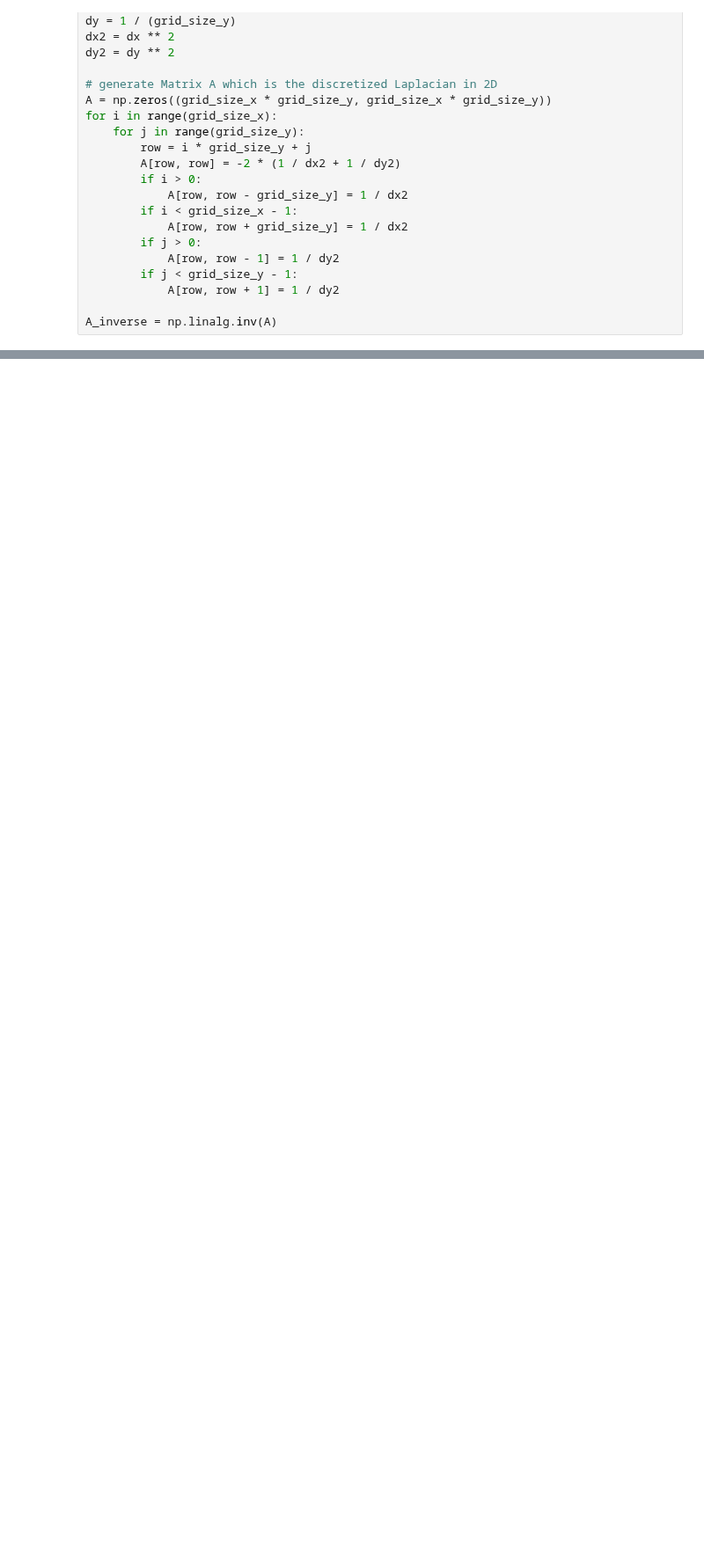
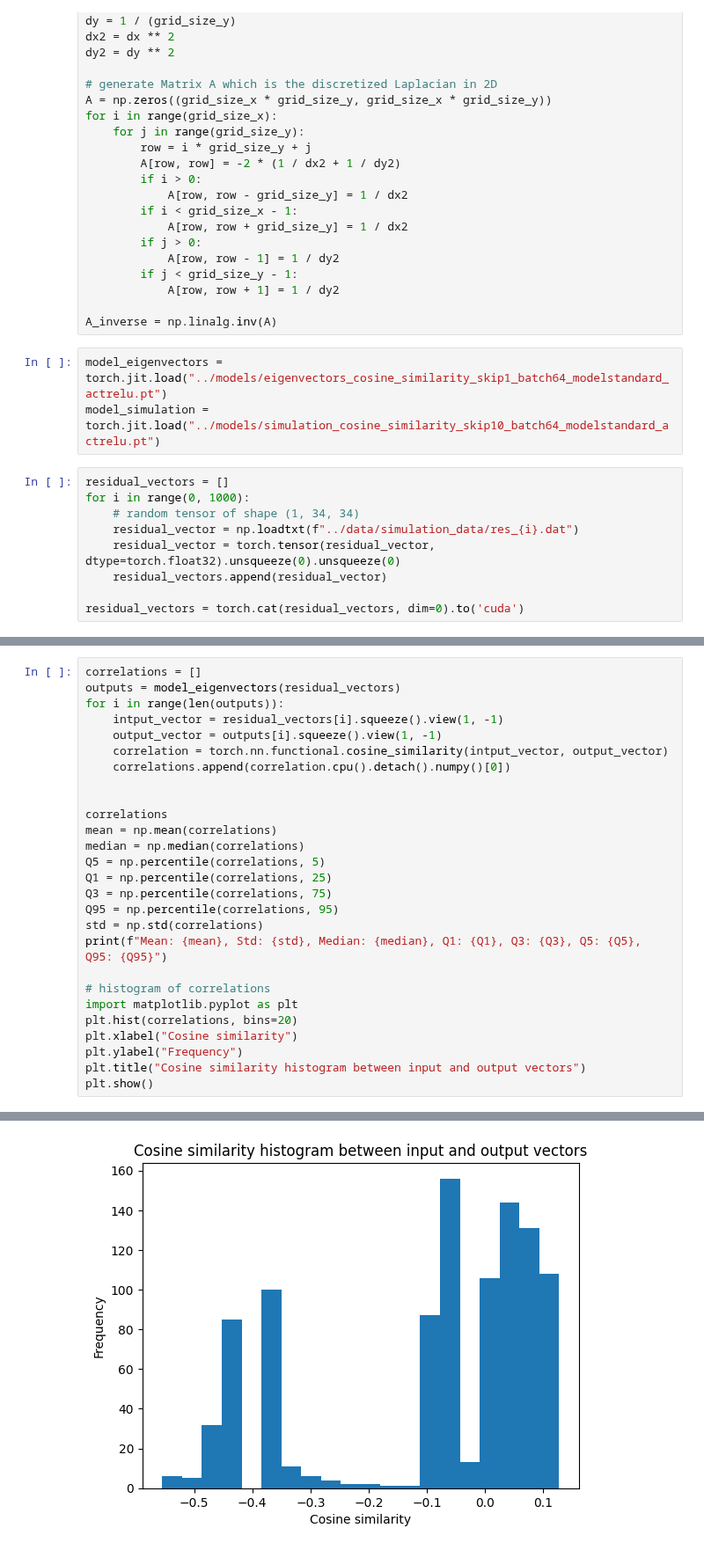
Before and after one commit to glaand/bachelor-thesis, a Jupyter notebook: ml/notebooks/pearson.ipynb, the cells around one changed output, grey strips where cells are left out. Shown at 88% size. Drawn from its saved outputs; the diff is of its cells as text; blank space fills up the shorter version.

```diff
--- a/ml/notebooks/pearson.ipynb
+++ b/ml/notebooks/pearson.ipynb
@@ -80,3 +25,15 @@ for i in range(grid_size_x):
             A[row, row + 1] = 1 / dy2
 
 A_inverse = np.linalg.inv(A)
+# %%
+model_eigenvectors = torch.jit.load("../models/eigenvectors_cosine_similarity_skip1_batch64_modelstandard_actrelu.pt")
+model_simulation = torch.jit.load("../models/simulation_cosine_similarity_skip10_batch64_modelstandard_actrelu.pt")
+# %%
+residual_vectors = []
+for i in range(0, 1000):
+    # random tensor of shape (1, 34, 34)
+    residual_vector = np.loadtxt(f"../data/simulation_data/res_{i}.dat")
+    residual_vector = torch.tensor(residual_vector, dtype=torch.float32).unsqueeze(0).unsqueeze(0)
+    residual_vectors.append(residual_vector)
+
+residual_vectors = torch.cat(residual_vectors, dim=0).to('cuda')
@@ -82,0 +44,28 @@ A_inverse = np.linalg.inv(A)
+# %%
+correlations = []
+outputs = model_eigenvectors(residual_vectors)
+for i in range(len(outputs)):
+    intput_vector = residual_vectors[i].squeeze().view(1, -1)
+    output_vector = outputs[i].squeeze().view(1, -1)
+    correlation = torch.nn.functional.cosine_similarity(intput_vector, output_vector)
+    correlations.append(correlation.cpu().detach().numpy()[0])
+
+
+correlations
+mean = np.mean(correlations)
+median = np.median(correlations)
+Q5 = np.percentile(correlations, 5)
+Q1 = np.percentile(correlations, 25)
+Q3 = np.percentile(correlations, 75)
+Q95 = np.percentile(correlations, 95)
+std = np.std(correlations)
+print(f"Mean: {mean}, Std: {std}, Median: {median}, Q1: {Q1}, Q3: {Q3}, Q5: {Q5}, Q95: {Q95}")
+
+# histogram of correlations
+import matplotlib.pyplot as plt
+plt.hist(correlations, bins=20)
+plt.xlabel("Cosine similarity")
+plt.ylabel("Frequency")
+plt.title("Cosine similarity histogram between input and output vectors")
+plt.show()
+# %% [output]
@@ -82,0 +73 @@ A_inverse = np.linalg.inv(A)
+[figure, added]
```
Also changed, not shown: parts of 12 cells of this notebook, 40 other files.
